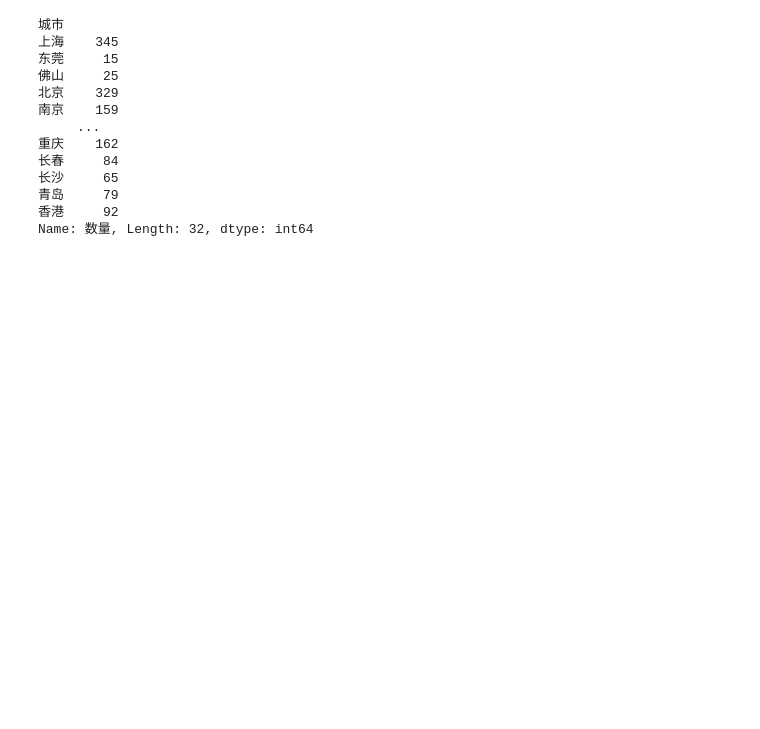
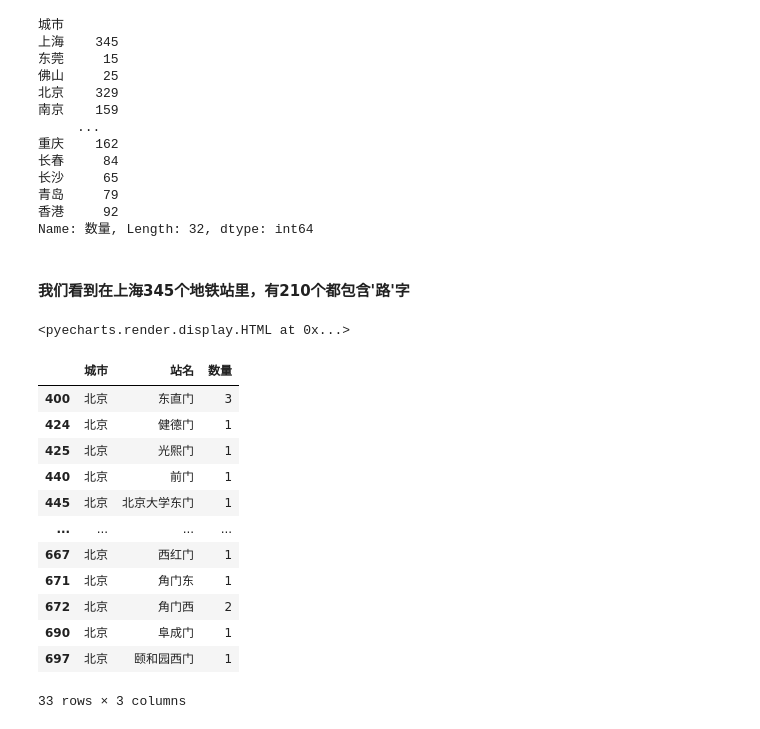
Before and after one commit to chriswong94/python-projects, a Jupyter notebook: 爬虫各城市地铁站信息及分析/analysis.ipynb, the cells around one changed output. Cells and saved outputs as stored; diff of their text form; code cells hidden in the pictures; blank space fills up the shorter version.

```diff
--- a/爬虫各城市地铁站信息及分析/analysis.ipynb
+++ b/爬虫各城市地铁站信息及分析/analysis.ipynb
@@ -340,3 +346,5 @@ df_stations.groupby(['城市'])['数量'].count()
 青岛     79
 香港     92
 Name: 数量, Length: 32, dtype: int64
+# %% [markdown]
+#### 我们看到在上海345个地铁站里，有210个都包含'路'字
@@ -342,0 +353,27 @@ Name: 数量, Length: 32, dtype: int64
+# %%
+f = Bar()
+f.add_xaxis(df_men.index.tolist())
+f.add_yaxis("个数", df_men.values.tolist())
+f.set_global_opts(title_opts=opts.TitleOpts(title="地铁站名较爱用'门'的城市"),
+                  yaxis_opts=opts.AxisOpts(name="地铁站个数"),
+                  xaxis_opts=opts.AxisOpts(name="城市"))
+f.render_notebook()
+# %% [output]
+<pyecharts.render.display.HTML at 0x...>
+# %%
+df_bj = df_stations[df_stations['城市']=='北京']
+df_bj[df_bj['站名'].str.contains('门')]
+# %% [output]
+|  | 城市 | 站名 | 数量 |
+| 400 | 北京 | 东直门 | 3 |
+| 424 | 北京 | 健德门 | 1 |
+| 425 | 北京 | 光熙门 | 1 |
+| 440 | 北京 | 前门 | 1 |
+| 445 | 北京 | 北京大学东门 | 1 |
+| ... | ... | ... | ... |
+| 667 | 北京 | 西红门 | 1 |
+| 671 | 北京 | 角门东 | 1 |
+| 672 | 北京 | 角门西 | 2 |
+| 690 | 北京 | 阜成门 | 1 |
+| 697 | 北京 | 颐和园西门 | 1 |
+33 rows × 3 columns
```
Also changed, not shown: parts of 28 cells of this notebook, 8 other files.
